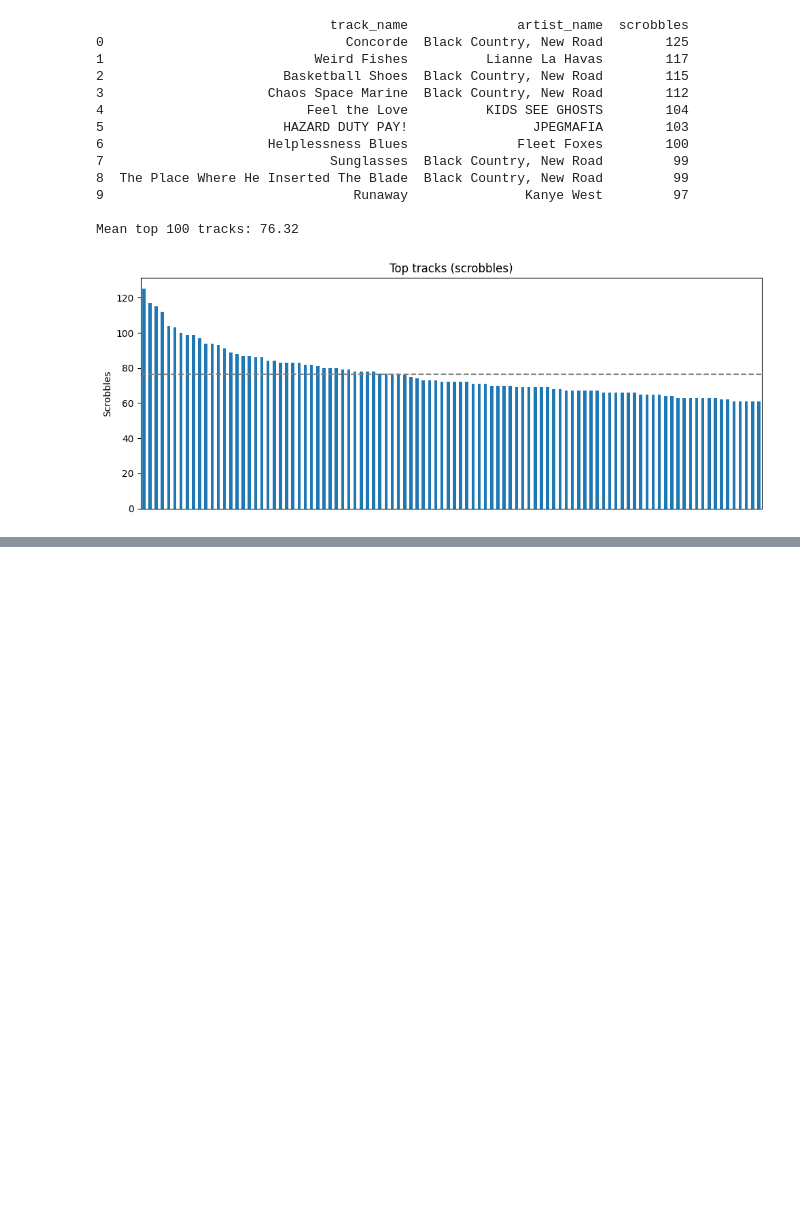
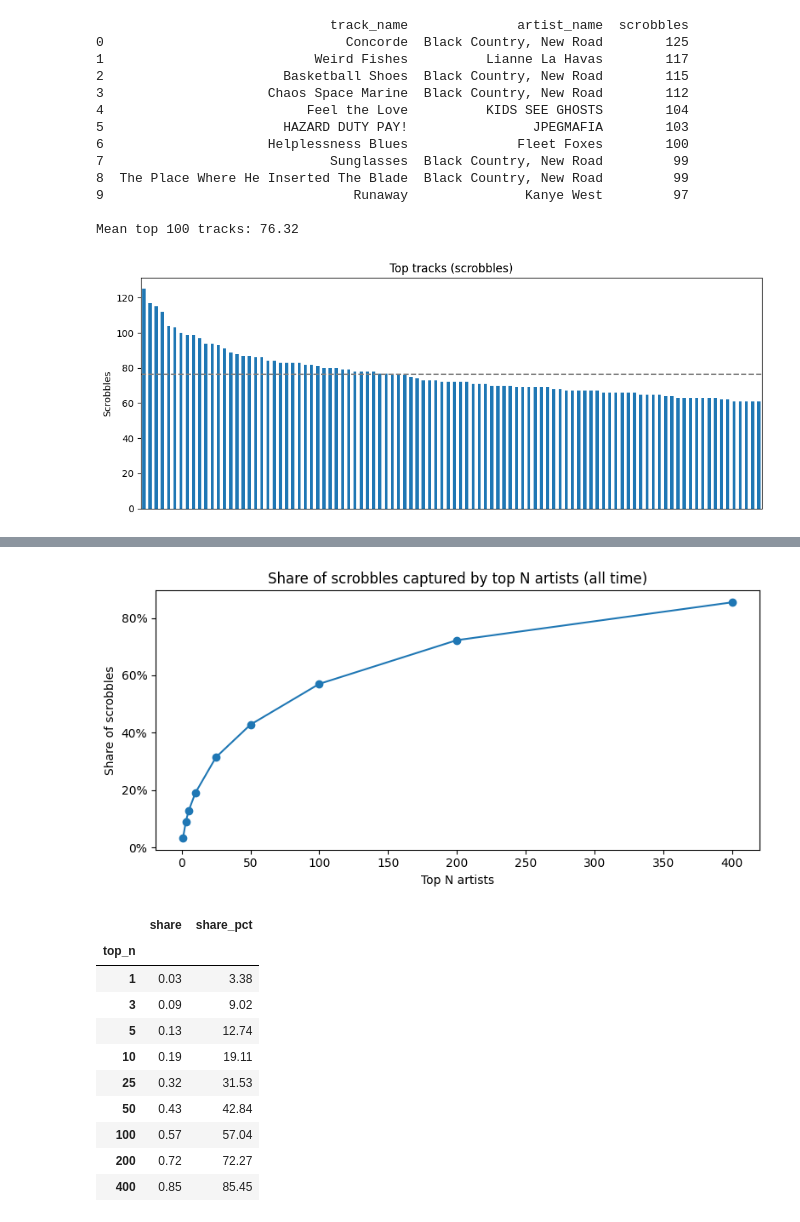
Before and after one commit to Tyainss/artist-lifecycle, a Jupyter notebook: notebooks/breakout/00_eda.ipynb, the cells around one changed output, grey strips where cells are left out. Drawn from its saved outputs; the diff is of its cells as text; code cells hidden in the pictures; blank space fills up the shorter version.

```diff
--- a/notebooks/breakout/00_eda.ipynb
+++ b/notebooks/breakout/00_eda.ipynb
@@ -350,0 +479,32 @@ Mean top 100 tracks: 76.32
+# %%
+artist_counts_all_time = df["artist_name"].value_counts()
+total_scrobbles = artist_counts_all_time.sum()
+
+top_ns = [1, 3, 5, 10, 25, 50, 100, 200, 400]
+shares = [artist_counts_all_time.head(n).sum() / total_scrobbles for n in top_ns]
+
+share_topn = pd.Series(shares, index=top_ns)
+
+plt.figure(figsize=(8, 4))
+share_topn.plot(kind="line", marker="o")
+plt.title("Share of scrobbles captured by top N artists (all time)")
+plt.xlabel("Top N artists")
+plt.ylabel("Share of scrobbles")
+plt.gca().yaxis.set_major_formatter(mtick.PercentFormatter(1.0))
+plt.tight_layout()
+plt.show()
+
+share_topn.rename_axis("top_n").to_frame("share").assign(share_pct=lambda x: x["share"]*100).round(2)
+# %% [output]
+[figure, added]
+|  | share | share_pct |
+| top_n |  |  |
+| 1 | 0.03 | 3.38 |
+| 3 | 0.09 | 9.02 |
+| 5 | 0.13 | 12.74 |
+| 10 | 0.19 | 19.11 |
+| 25 | 0.32 | 31.53 |
+| 50 | 0.43 | 42.84 |
+| 100 | 0.57 | 57.04 |
+| 200 | 0.72 | 72.27 |
+| 400 | 0.85 | 85.45 |
```
Also changed, not shown: parts of 13 cells of this notebook.
